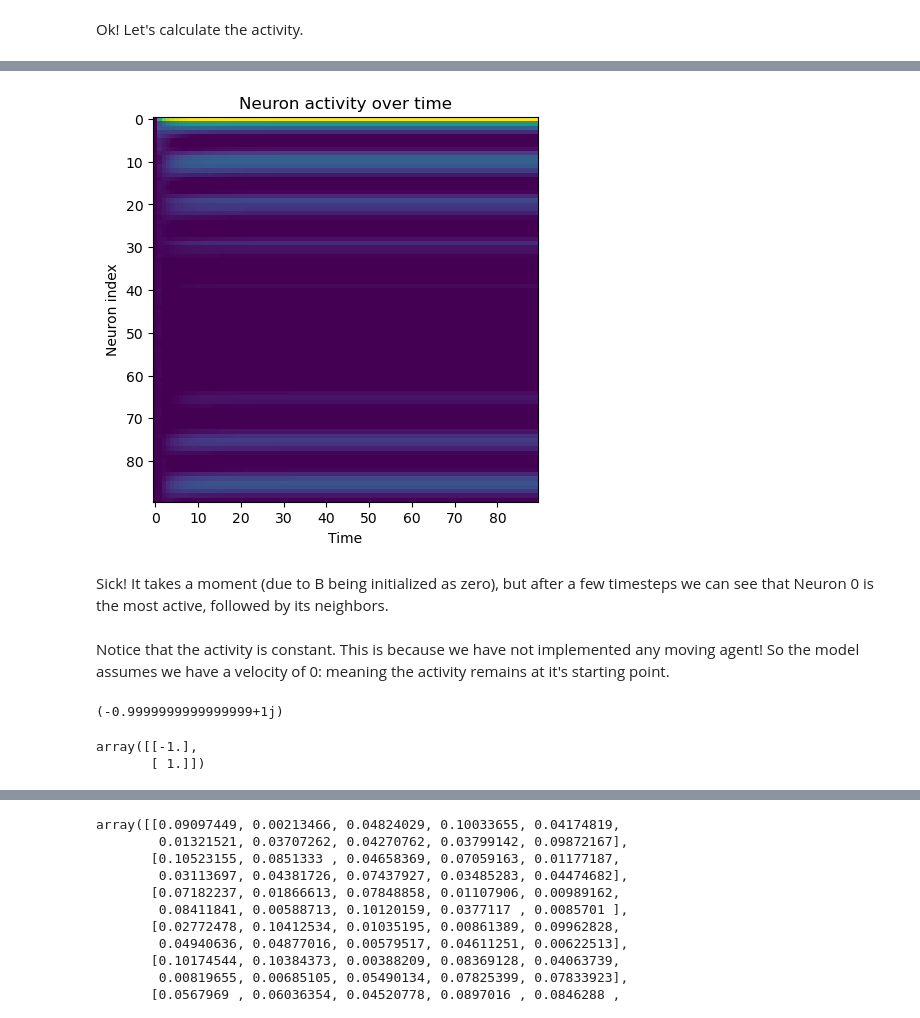
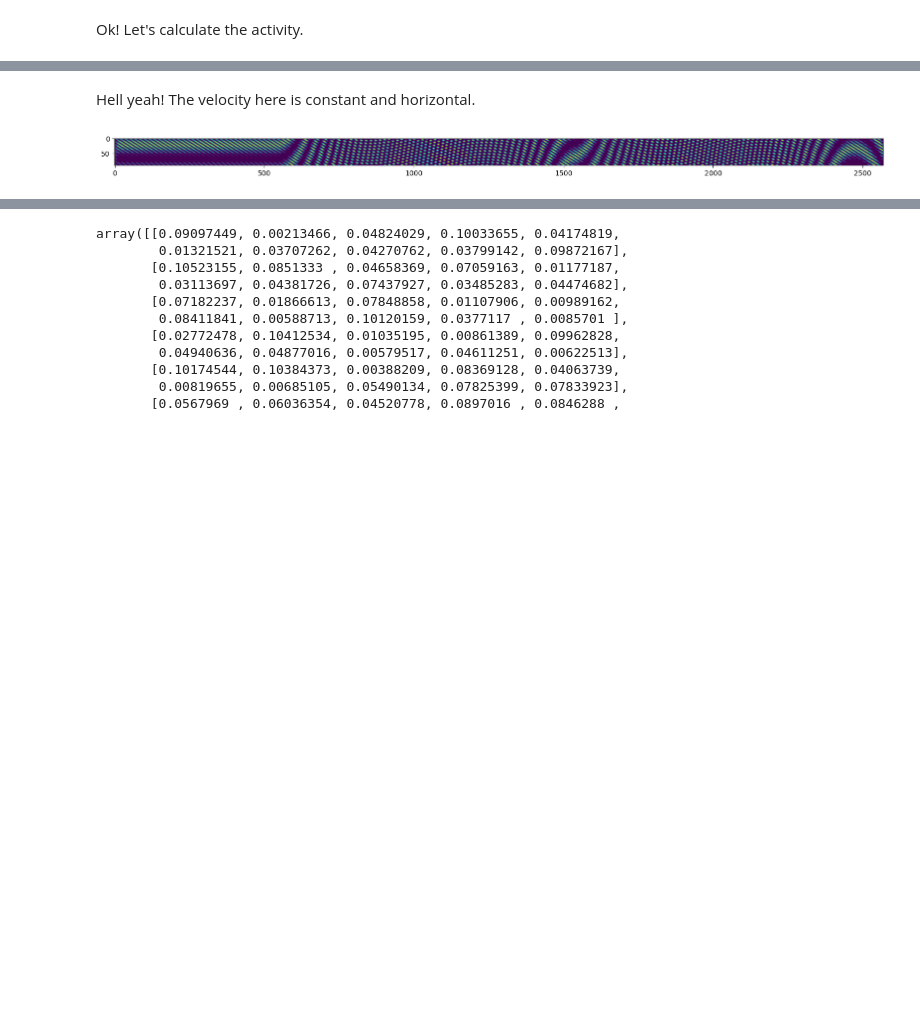
Before and after one commit to samuelbrege/snnResearch, a Jupyter notebook: gridCells.ipynb, the cells around one changed output, grey strips where cells are left out. Drawn from its saved outputs; the diff is of its cells as text; code cells hidden in the pictures; blank space fills up the shorter version.

```diff
--- a/gridCells.ipynb
+++ b/gridCells.ipynb
@@ -187,6 +188,7 @@ With a triangular tesselation, we can see the distribution of connections is muc
 Ok! Let's calculate the activity.
 # %%
 #Activity initialized randomly as per paper
+np.random.seed(41)
 def initA(Nx, Ny):
     return np.random.uniform(0, 1/np.sqrt(N), N)
 
@@ -195,17 +197,25 @@ A = initA(Nx, Ny)
 
 #Stores A and B at each timestep
 At = np.zeros((T, N))
+
 At[0] = A
+
 Bt = np.zeros((T, N))
+
 
 tau = 0.8
 
 for t in range(T-1):
-    for i in range(N):
-        #w_ji: weights to neuron i
-        Bt[t+1][i] = At[t][i] + At[t]@w[:][i]
+    Bt[t+1] = At[t] + At[t]@w.T
 
-        #Divided by mean to maintain stability
-        At[t+1][i] = Bt[t+1][i] + tau*((Bt[t+1][i]/np.mean(Bt[t+1])) - Bt[t+1][i])
-        if At[t+1][i] < 0:
-            At[t+1][i] = 0
+    At[t+1] = Bt[t+1] + tau*((Bt[t+1]/np.mean(Bt[t+1])) - Bt[t+1])
+
+    At[At<0] = 0
+
+fig, ax = plt.subplots(1, 1)
+fig.set_size_inches((5,5))
+ax.imshow(At.T)
+ax.title.set_text("Neuron activity over time")
+ax.set_ylabel("Neuron index")
+ax.set_xlabel("Time")
+plt.show()
@@ -211,0 +294,9 @@ for t in range(T-1):
+# %% [markdown]
+Hell yeah! The velocity here is constant and horizontal.
+# %%
+vdata = pd.read_csv('velocity_data.csv')
+vdata = np.asarray(vdata[['x','z']])
+vcomplex = (vdata[:,0] + vdata[:,1]*1j)/10
+pdata = np.asarray([[0,0]])
+for i in range(len(vdata)):
+    pdata = np.vstack((pdata, (np.sum(vdata[:i], axis=0))))
@@ -212,14 +349,7 @@ for t in range(T-1):
 # %%
-fig, ax = plt.subplots(1, 1)
-fig.set_size_inches((5,5))
+fig, ax = plt.subplots()
+fig.set_size_inches(20,20)
 ax.imshow(At.T)
-ax.title.set_text("Neuron activity over time")
-ax.set_ylabel("Neuron index")
-ax.set_xlabel("Time")
 plt.show()
 # %% [output]
-[figure, old version]
+[figure, new version]
-# %% [markdown]
-Sick! It takes a moment (due to B being initialized as zero), but after a few timesteps we can see that Neuron 0 is the most active, followed by its neighbors.
-# %% [markdown]
-Notice that the activity is constant. This is because we have not implemented any moving agent! So the model assumes we have a velocity of 0: meaning the activity remains at it's starting point.
@@ -229,9 +355,0 @@ cM = np.cos(beta) + 1j*np.sin(beta)
-# %%
-v1*cM
-# %% [output]
-(-0.9999999999999999+1j)
-# %%
-rM@v2
-# %% [output]
-array([[-1.],
-       [ 1.]])
```
Also changed, not shown: parts of 10 cells of this notebook, 1 other file.
